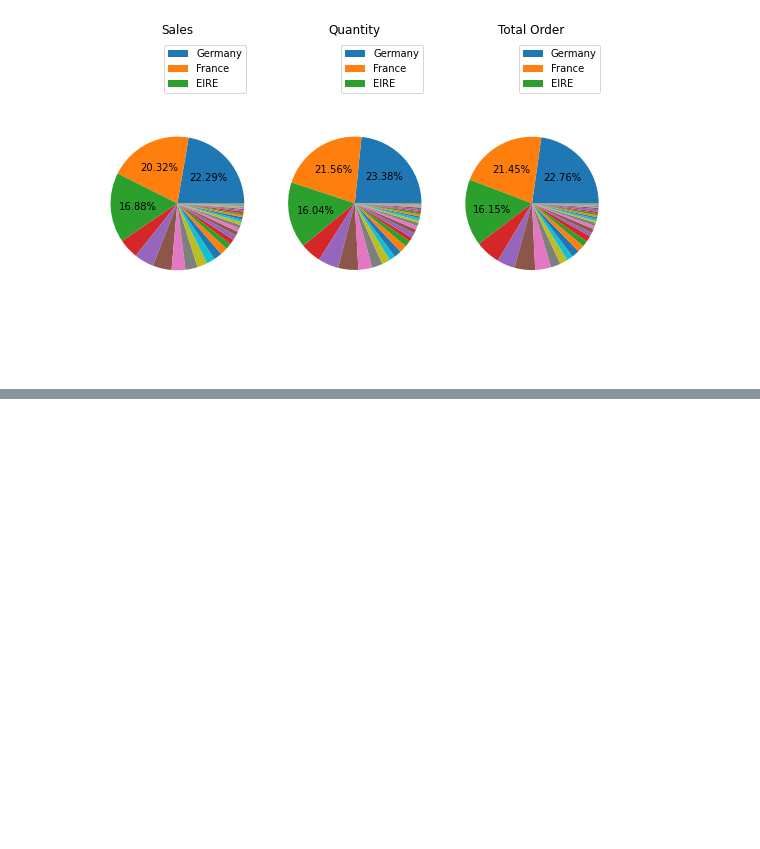
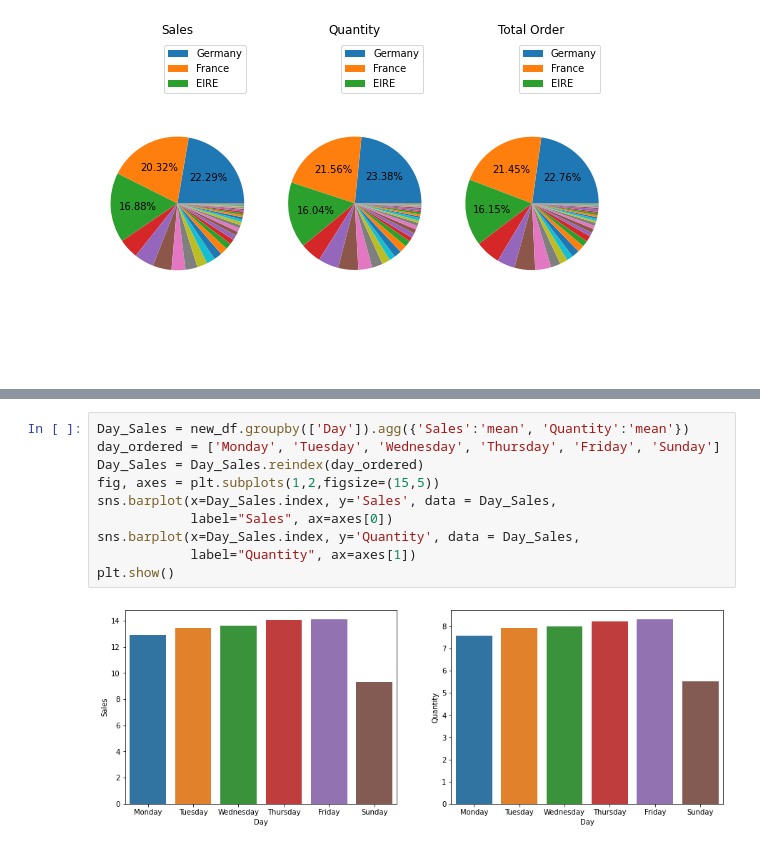
Before and after one commit to wahyunh10/Project-Online-Retail-Dataset, a Jupyter notebook: Online_Retail_Dataset.ipynb, the cells around one changed output, grey strips where cells are left out. Drawn from its saved outputs; the diff is of its cells as text; blank space fills up the shorter version.

```diff
--- a/Online_Retail_Dataset.ipynb
+++ b/Online_Retail_Dataset.ipynb
@@ -309,0 +387,12 @@ plt.show()
+# %%
+Day_Sales = new_df.groupby(['Day']).agg({'Sales':'mean', 'Quantity':'mean'})
+day_ordered = ['Monday', 'Tuesday', 'Wednesday', 'Thursday', 'Friday', 'Sunday']
+Day_Sales = Day_Sales.reindex(day_ordered)
+fig, axes = plt.subplots(1,2,figsize=(15,5))
+sns.barplot(x=Day_Sales.index, y='Sales', data = Day_Sales,
+            label="Sales", ax=axes[0])
+sns.barplot(x=Day_Sales.index, y='Quantity', data = Day_Sales,
+            label="Quantity", ax=axes[1])
+plt.show()
+# %% [output]
+[figure, added]
```
Also changed, not shown: parts of 16 cells of this notebook.
